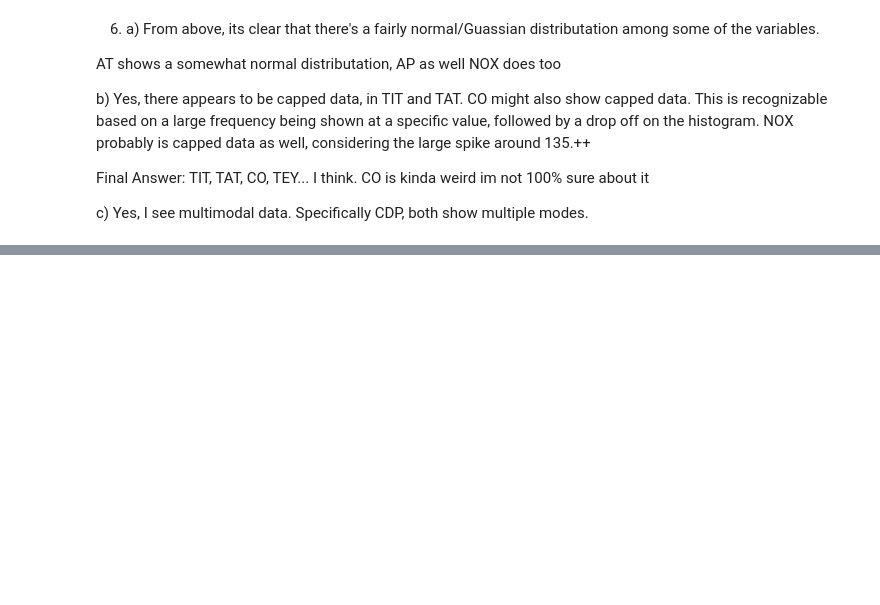
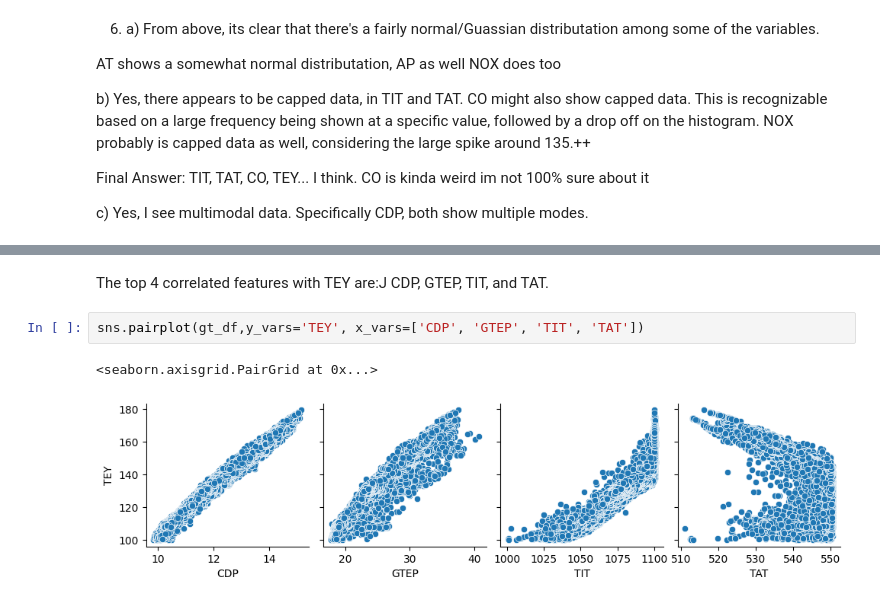
Before and after one commit to JaySachar/MSE413-ML, a Jupyter notebook: Lab 1/Lab1.ipynb, the cells around one changed output, grey strips where cells are left out. Saved outputs shown, nothing was run; the diff lists cells and outputs as text; blank space fills up the shorter version.

```diff
--- a/Lab 1/Lab1.ipynb
+++ b/Lab 1/Lab1.ipynb
@@ -126,0 +147,7 @@ c) Yes, I see multimodal data. Specifically CDP, both show multiple modes.
+# %% [markdown]
+The top 4 correlated features with TEY are:J CDP, GTEP, TIT, and TAT.
+# %%
+sns.pairplot(gt_df,y_vars='TEY', x_vars=['CDP', 'GTEP', 'TIT', 'TAT'])
+# %% [output]
+<seaborn.axisgrid.PairGrid at 0x...>
+[figure, added]
```
Also changed, not shown: parts of 11 cells of this notebook.
